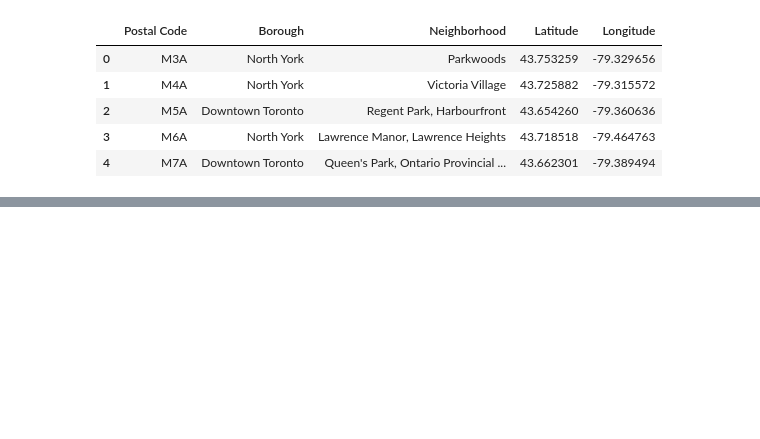
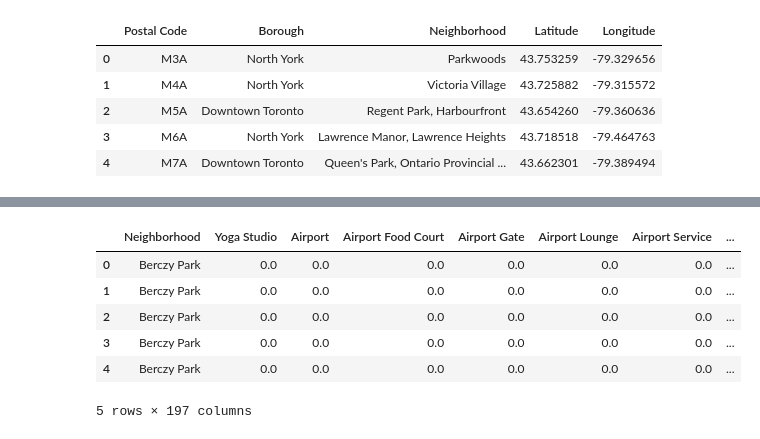
Before and after one commit to fahmimnalfrzki/Coursera_Capstone, a Jupyter notebook: Segmenting and Clustering Neighborhoods in Toronto.ipynb, the cells around one changed output, grey strips where cells are left out. Drawn from its saved outputs; the diff is of its cells as text; code cells hidden in the pictures; blank space fills up the shorter version.

```diff
--- a/Segmenting and Clustering Neighborhoods in Toronto.ipynb
+++ b/Segmenting and Clustering Neighborhoods in Toronto.ipynb
@@ -51,0 +251,12 @@ new
+# %%
+toronto_grouped['Cluster'] = cluster
+toronto_grouped1=toronto_grouped.merge(toronto_venues,on='Neighborhood',how='inner')
+toronto_grouped1.head()
+# %% [output]
+|  | Neighborhood | Yoga Studio | Airport | Airport Food Court | Airport Gate | Airport Lounge | Airport Service | ... |
+| 0 | Berczy Park | 0.0 | 0.0 | 0.0 | 0.0 | 0.0 | 0.0 | ... |
+| 1 | Berczy Park | 0.0 | 0.0 | 0.0 | 0.0 | 0.0 | 0.0 | ... |
+| 2 | Berczy Park | 0.0 | 0.0 | 0.0 | 0.0 | 0.0 | 0.0 | ... |
+| 3 | Berczy Park | 0.0 | 0.0 | 0.0 | 0.0 | 0.0 | 0.0 | ... |
+| 4 | Berczy Park | 0.0 | 0.0 | 0.0 | 0.0 | 0.0 | 0.0 | ... |
+5 rows × 197 columns
```
Also changed, not shown: parts of 24 cells of this notebook.
